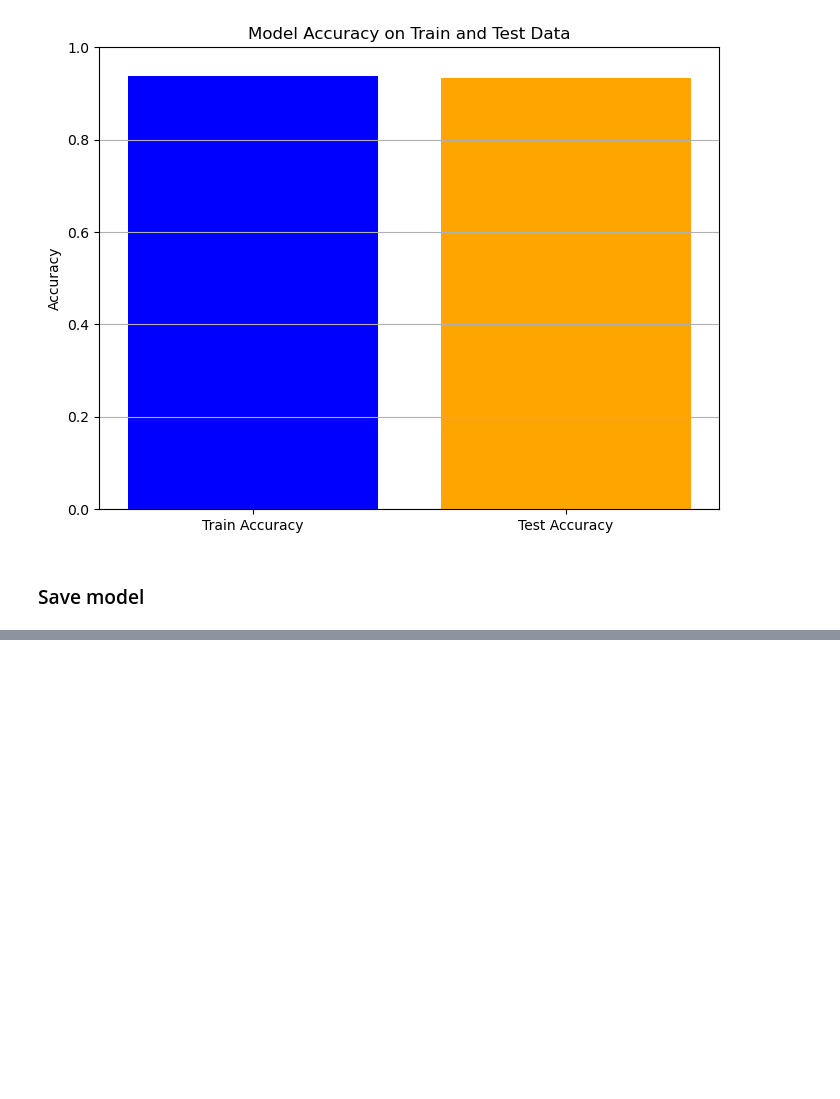
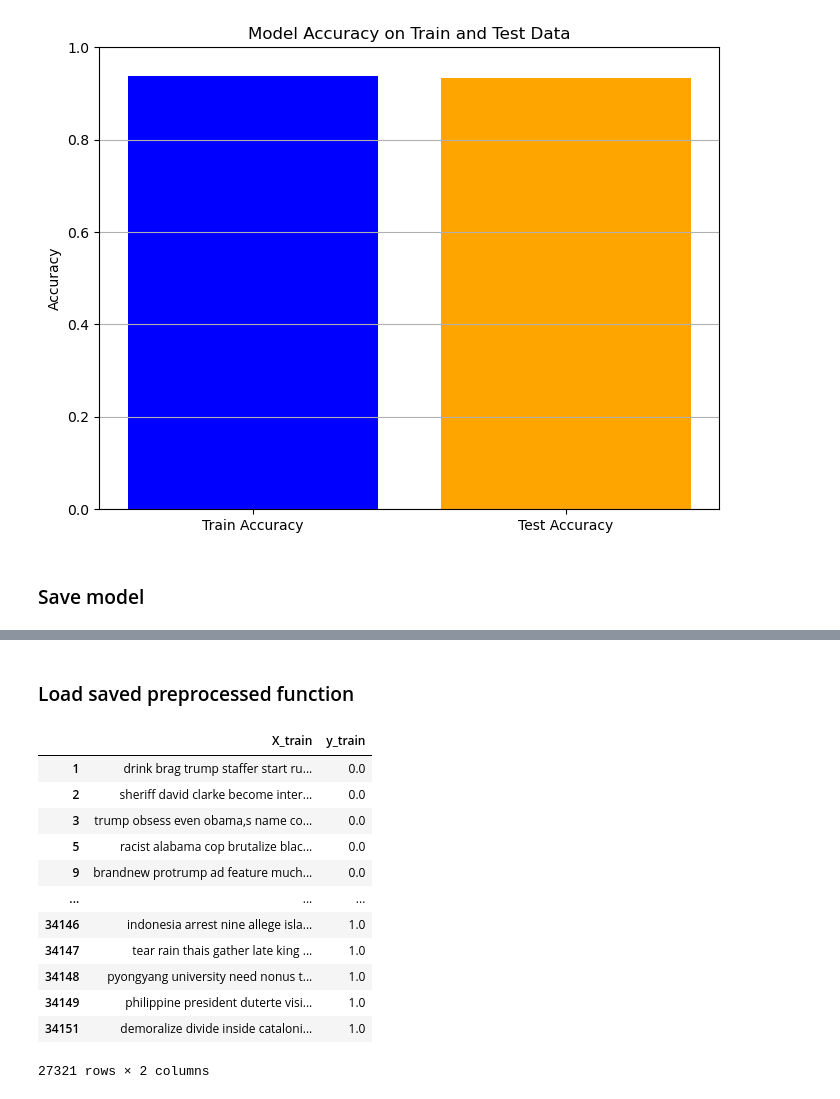
Before and after one commit to AnkitaSK/Proj2_Text_Classification, a Jupyter notebook: main.ipynb, the cells around one changed output, grey strips where cells are left out. Cells and saved outputs as stored; diff of their text form; code cells hidden in the pictures; blank space fills up the shorter version.

```diff
--- a/main.ipynb
+++ b/main.ipynb
@@ -386,0 +411,2 @@ import joblib
+# %% [markdown]
+### Load saved preprocessed function
@@ -386,0 +420,16 @@ import joblib
+# %%
+processed_df
+# %% [output]
+|  | X_train | y_train |
+| 1 | drink brag trump staffer start ru... | 0.0 |
+| 2 | sheriff david clarke become inter... | 0.0 |
+| 3 | trump obsess even obama‚s name co... | 0.0 |
+| 5 | racist alabama cop brutalize blac... | 0.0 |
+| 9 | brandnew protrump ad feature much... | 0.0 |
+| ... | ... | ... |
+| 34146 | indonesia arrest nine allege isla... | 1.0 |
+| 34147 | tear rain thais gather late king ... | 1.0 |
+| 34148 | pyongyang university need nonus t... | 1.0 |
+| 34149 | philippine president duterte visi... | 1.0 |
+| 34151 | demoralize divide inside cataloni... | 1.0 |
+27321 rows × 2 columns
```
Also changed, not shown: parts of 15 cells of this notebook.
